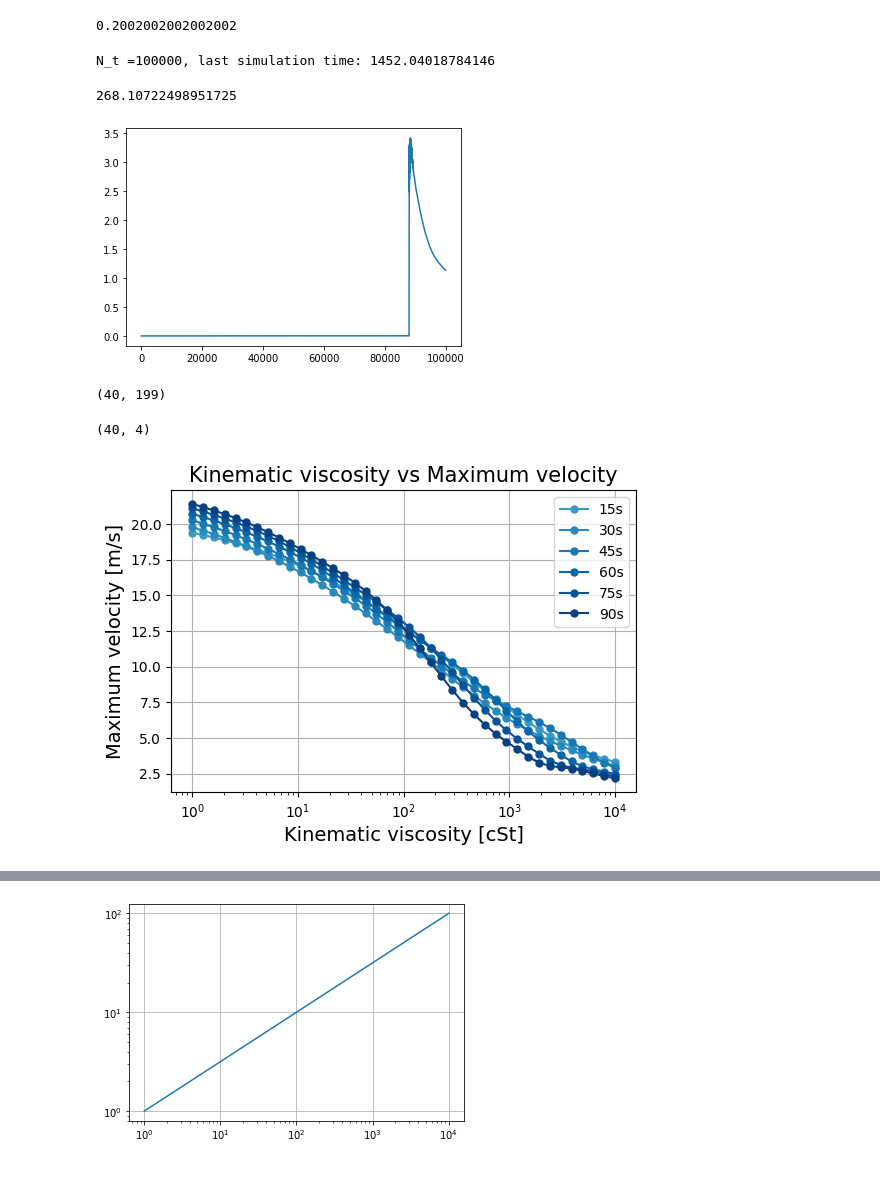
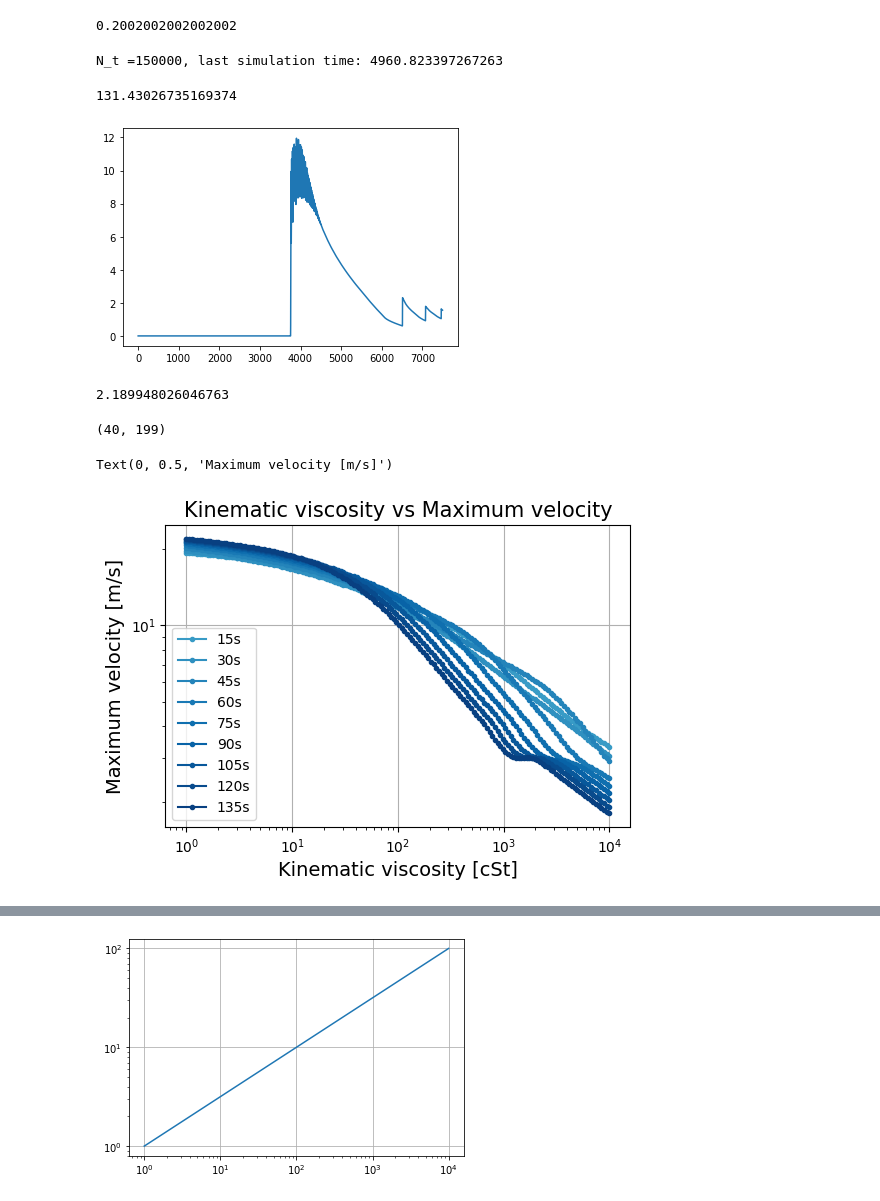
Before and after one commit to Gug-Young/Shallow_water_with_viscosity, a Jupyter notebook: Multiprocess test.ipynb, the cells around one changed output, grey strips where cells are left out. Drawn from its saved outputs; the diff is of its cells as text; code cells hidden in the pictures.

```diff
--- a/Multiprocess test.ipynb
+++ b/Multiprocess test.ipynb
@@ -20,26 +22,30 @@ max_x
 # %% [output]
 0.2002002002002002
 # %%
-N_t = 100000
+N_t = 150000
 
 t_search = np.arange(1,100+0.1,0.5)
-h_list, u_list, t_list, h_check, u_check = sw.Shallow_water_check(100,N_t,1)
+h_list, u_list, t_list, h_check, u_check = sw.Shallow_water_check(1.0034,N_t,1)
 print(f'N_t ={N_t}, last simulation time:',t_list[-1])
 # %% [output]
-N_t =100000, last simulation time: 1452.04018784146
+N_t =150000, last simulation time: 4960.823397267263
 # %%
 plt.plot(np.array(h_list)[:,-1])
 t_list[np.where(np.array(h_list)[:,-1]>0)[0][0]]
 # %% [output]
-268.10722498951725
+131.43026735169374
-[figure, old version]
+[figure, new version]
+# %%
+131.3968815628058/60
+# %% [output]
+2.189948026046763
 # %%
-cSt_list = np.logspace(0,4,40)
+cSt_list = np.logspace(0,4,160)
 # cSt_list = np.linspace(1,10000,40)
 # N_t = 36000
 max_u_ensemble= []
 last_t_list =  []
-t_search = np.arange(1,100+0.1,0.5)
+t_search = np.arange(1,150+0.1,0.5)
 for i in range(1):
     max_u = []
     max_u_t = []
@@ -63,38 +69,36 @@ en_max_u = np.mean(max_u_ensemble,axis=0)
 np.array(max_u).shape
 # %% [output]
 (40, 199)
-# %%
-(np.array(max_u).T[28:130:30]).T.shape
-# ,label = label[i]
-# %% [output]
-(40, 4)
 # %%
 # plt.plot(cSt_list, max_u10)
 # plt.plot(cSt_list, max_u5)
 plt.figure(dpi=100)
-label = [f'{i}s' for i in np.array(t_search[28:190:30],dtype=int)]
+label = [f'{i}s' for i in np.array(t_search[28:280:30],dtype=int)]
+label_ = [i for i in np.array(t_search[28:280:30],dtype=int)]
 
 # time_stamp = [20,40,60,80,100,200,8000]
 int_ =np.linspace(0.7,1,len(label))
 color = plt.cm.GnBu(int_)
 
-# plt.plot(cSt_list, (np.array(en_max_u).T[18:100:20]).T,label = np.array(t_search[18:100:20],dtype=int)
+# plt.plot(cSt_list, (np.array(en_max_u).T[18:100:30]).T,label = np.array(t_search[18:100:30],dtype=int)
 for i in range(len(label)):
-    plt.plot(cSt_list, (np.array(max_u).T[28:190:30]).T[:,i],label = label[i],marker='o',markersize=5,color=color[i])
+    plt.plot(cSt_list, (np.array(max_u).T[28:280:30]).T[:,i],label = label[i],marker='o',markersize=3,color=color[i])
 # plt.set_cmap('YlOrRd')
 # plt.plot(cSt_list, np.array(max_u).T[20]*3600/1000,'-o',markersize=5, label =t_search[20])
 # plt.plot(cSt_list, np.array(max_u).T[40]*3600/1000,'-o',markersize=5, label =t_search[40])
 # plt.plot(cSt_list, np.array(max_u_t),'-o',markersize=5) #label =t_search[40])
 plt.legend()
 plt.grid()
+
 plt.xscale('log')
-# plt.yscale('log')
+plt.yscale('log')
 
 plt.title('Kinematic viscosity vs Maximum velocity',fontsize= 15)
 
 plt.xlabel('Kinematic viscosity [cSt]',fontsize=14)
 plt.ylabel('Maximum velocity [m/s]',fontsize=14)
 
-plt.savefig('ppt용/cSt vs Maximum verocity.png',dpi=400)
+# plt.savefig('ppt용/cSt vs Maximum verocity.png',dpi=400)
 # %% [output]
+Text(0, 0.5, 'Maximum velocity [m/s]')
-[figure, old version]
+[figure, new version]
```
Also changed, not shown: parts of 36 cells of this notebook, 13 other files.
